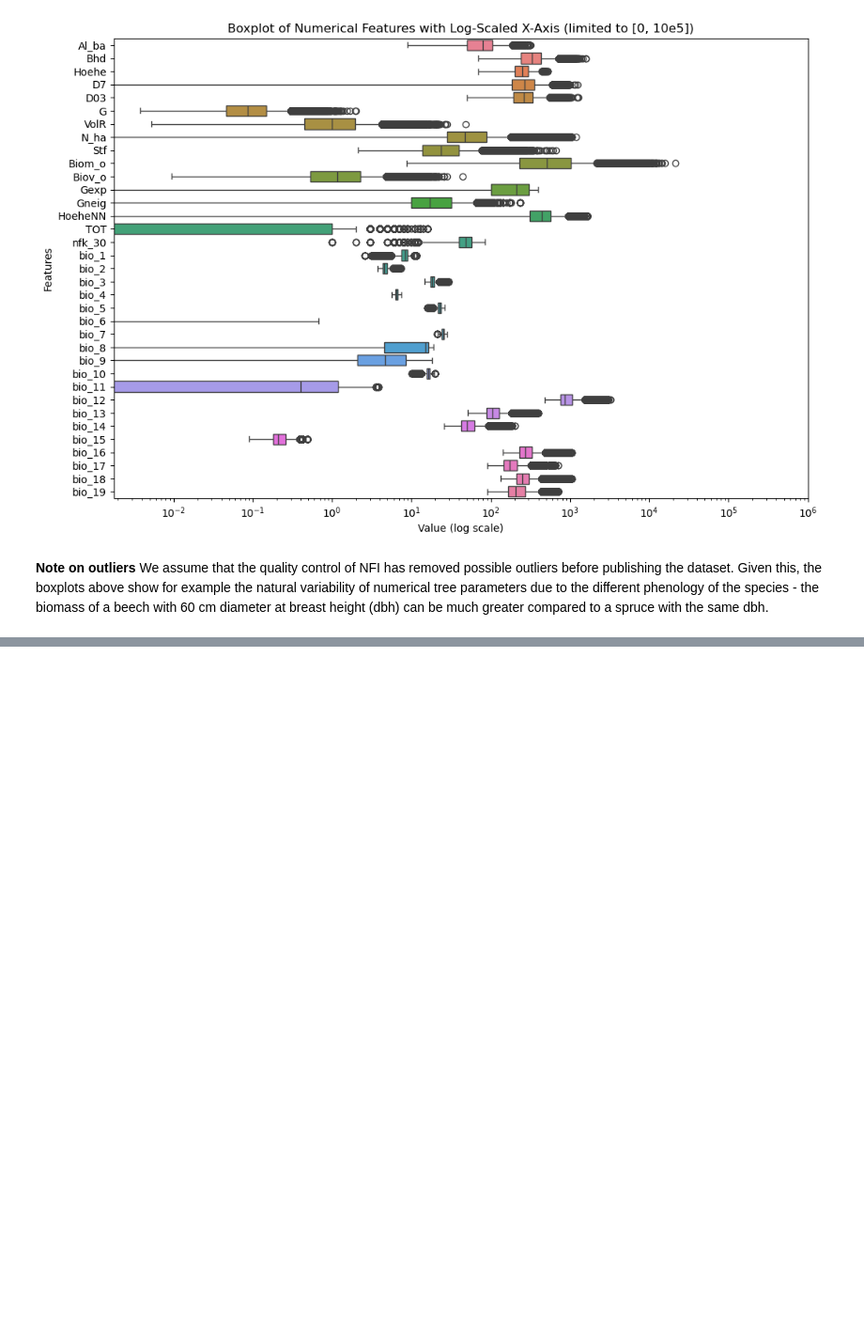
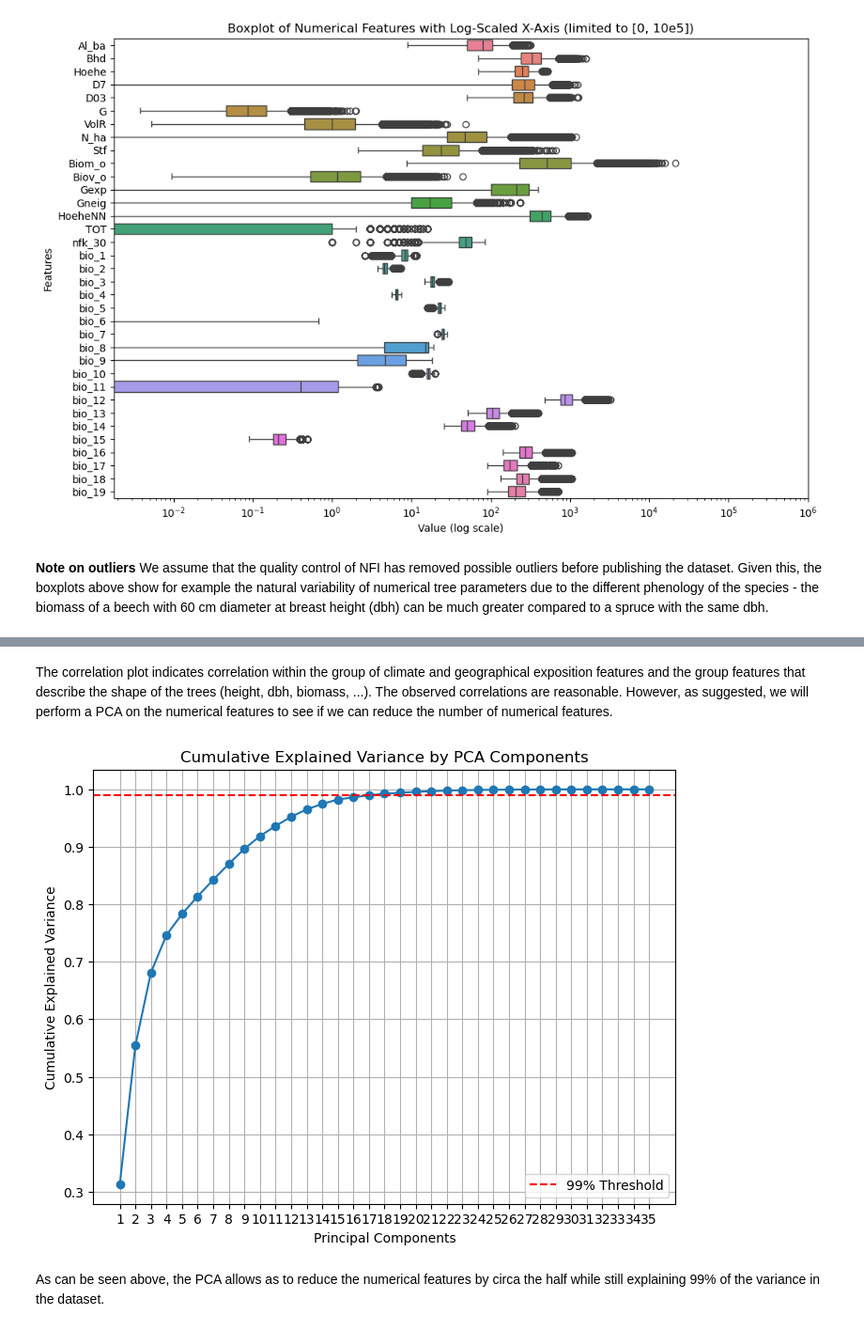
Before and after one commit to hansendav/UBS-ML-24, a Jupyter notebook: notebooks/m1v2_dataset_postprocessing.ipynb, the cells around one changed output, grey strips where cells are left out. Shown at 94% size. Cells and saved outputs as stored; diff of their text form; code cells hidden in the pictures; blank space fills up the shorter version.

Commit message:
Finalized m1v2 and dataset

```diff
--- a/notebooks/m1v2_dataset_postprocessing.ipynb
+++ b/notebooks/m1v2_dataset_postprocessing.ipynb
@@ -840,0 +715,32 @@ pipeline = Pipeline(steps=[
+# %% [markdown]
+The correlation plot indicates correlation within the group of climate and geographical exposition features and the group features that describe the shape of the trees (height, dbh, biomass, ...). The observed correlations are reasonable. However, as suggested, we will perform a PCA on the numerical features to see if we can reduce the number of numerical features.
+# %%
+from sklearn.decomposition import PCA
+from sklearn.preprocessing import StandardScaler
+
+scaler = StandardScaler()
+scaled_features = scaler.fit_transform(numerical_features)
+
+
+pca = PCA(n_components=numerical_features.shape[1]) # set n_components to the number of features (< number of instances)
+principal_components = pca.fit_transform(scaled_features)
+
+exp_var = pca.explained_variance_ratio_
+
+
+cumulative_variance = np.cumsum(exp_var)
+
+plt.figure(figsize=(8, 6))
+plt.plot(range(1, len(cumulative_variance) + 1), cumulative_variance, marker='o')
+plt.title('Cumulative Explained Variance by PCA Components')
+plt.xlabel('Principal Components')
+plt.ylabel('Cumulative Explained Variance')
+plt.axhline(y=0.99, color='r', linestyle='--', label='99% Threshold')
+plt.xticks(range(1, len(cumulative_variance) + 1))
+plt.grid()
+plt.legend()
+plt.show()
+# %% [output]
+[figure, added]
+# %% [markdown]
+As can be seen above, the PCA allows as to reduce the numerical features by circa the half while still explaining 99% of the variance in the dataset.
```
Also changed, not shown: parts of 42 cells of this notebook, 2 other files.
